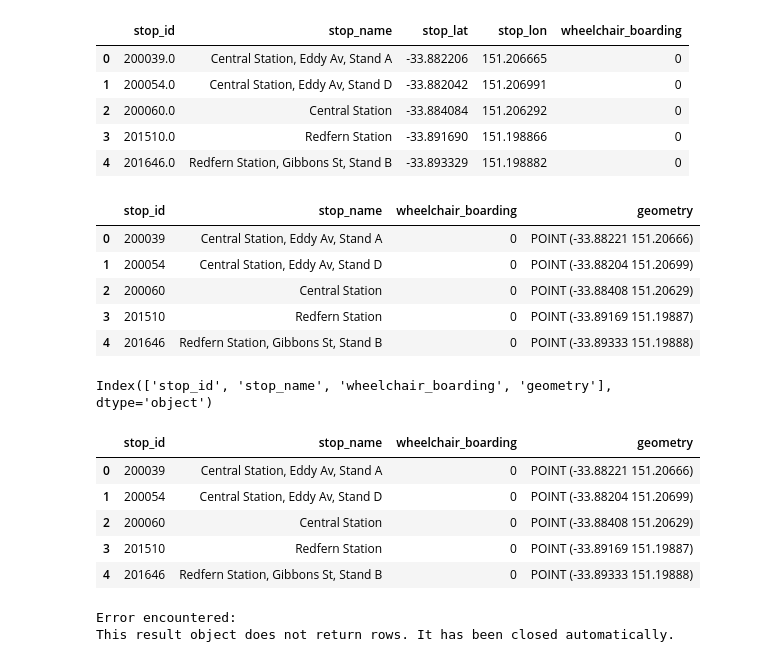
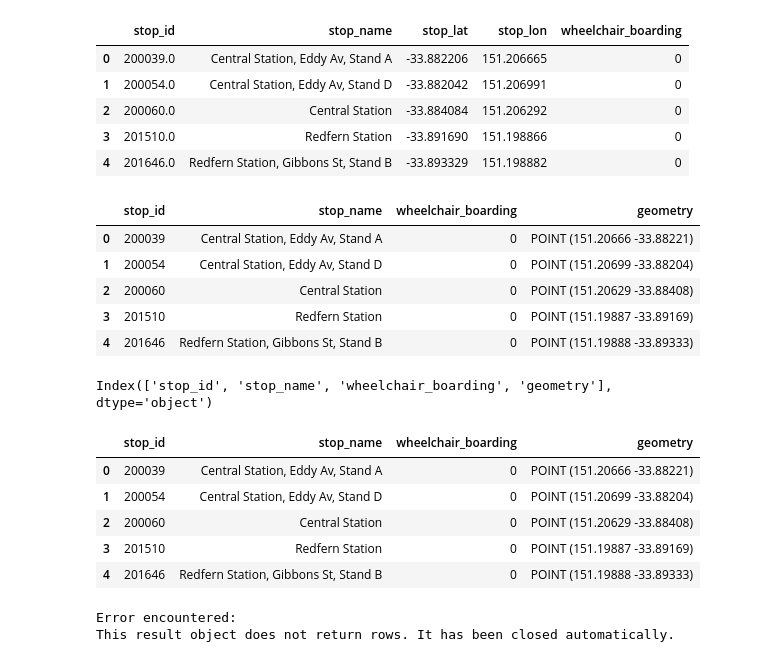
Before and after one commit to joshuahallam127/DATA2901_Assign, a Jupyter notebook: main.ipynb, the cells around one changed output. Drawn from its saved outputs; the diff is of its cells as text; code cells hidden in the pictures.

```diff
--- a/main.ipynb
+++ b/main.ipynb
@@ -906,18 +908,18 @@ stops = stops.astype({'stop_id' : 'int64', 'stop_name' : 'string', 'stop_lat' :
 # %%
 from geopandas import GeoDataFrame
 from shapely.geometry import Point
 
-geometry = [Point(xy) for xy in zip(stops.stop_lat, stops.stop_lon)]
+geometry = [Point(xy) for xy in zip(stops.stop_lon, stops.stop_lat)]
 stops = stops.drop(['stop_lat','stop_lon'], axis=1)
 stops = GeoDataFrame(stops, crs="EPSG:4326", geometry=geometry)
 stops.head()
 # %% [output]
 |  | stop_id | stop_name | wheelchair_boarding | geometry |
-| 0 | 200039 | Central Station, Eddy Av, Stand A | 0 | POINT (-33.88221 151.20666) |
-| 1 | 200054 | Central Station, Eddy Av, Stand D | 0 | POINT (-33.88204 151.20699) |
-| 2 | 200060 | Central Station | 0 | POINT (-33.88408 151.20629) |
-| 3 | 201510 | Redfern Station | 0 | POINT (-33.89169 151.19887) |
-| 4 | 201646 | Redfern Station, Gibbons St, Stand B | 0 | POINT (-33.89333 151.19888) |
+| 0 | 200039 | Central Station, Eddy Av, Stand A | 0 | POINT (151.20666 -33.88221) |
+| 1 | 200054 | Central Station, Eddy Av, Stand D | 0 | POINT (151.20699 -33.88204) |
+| 2 | 200060 | Central Station | 0 | POINT (151.20629 -33.88408) |
+| 3 | 201510 | Redfern Station | 0 | POINT (151.19887 -33.89169) |
+| 4 | 201646 | Redfern Station, Gibbons St, Stand B | 0 | POINT (151.19888 -33.89333) |
 # %%
 stops.columns
 # %% [output]
@@ -926,11 +928,11 @@ Index(['stop_id', 'stop_name', 'wheelchair_boarding', 'geometry'], dtype='object
 stops.head()
 # %% [output]
 |  | stop_id | stop_name | wheelchair_boarding | geometry |
-| 0 | 200039 | Central Station, Eddy Av, Stand A | 0 | POINT (-33.88221 151.20666) |
-| 1 | 200054 | Central Station, Eddy Av, Stand D | 0 | POINT (-33.88204 151.20699) |
-| 2 | 200060 | Central Station | 0 | POINT (-33.88408 151.20629) |
-| 3 | 201510 | Redfern Station | 0 | POINT (-33.89169 151.19887) |
-| 4 | 201646 | Redfern Station, Gibbons St, Stand B | 0 | POINT (-33.89333 151.19888) |
+| 0 | 200039 | Central Station, Eddy Av, Stand A | 0 | POINT (151.20666 -33.88221) |
+| 1 | 200054 | Central Station, Eddy Av, Stand D | 0 | POINT (151.20699 -33.88204) |
+| 2 | 200060 | Central Station | 0 | POINT (151.20629 -33.88408) |
+| 3 | 201510 | Redfern Station | 0 | POINT (151.19887 -33.89169) |
+| 4 | 201646 | Redfern Station, Gibbons St, Stand B | 0 | POINT (151.19888 -33.89333) |
 # %%
 stops['geometry'] = stops['geometry'].apply(lambda x: WKTElement(x.wkt, srid=srid))
 # %%
```
Also changed, not shown: parts of 10 cells of this notebook.
